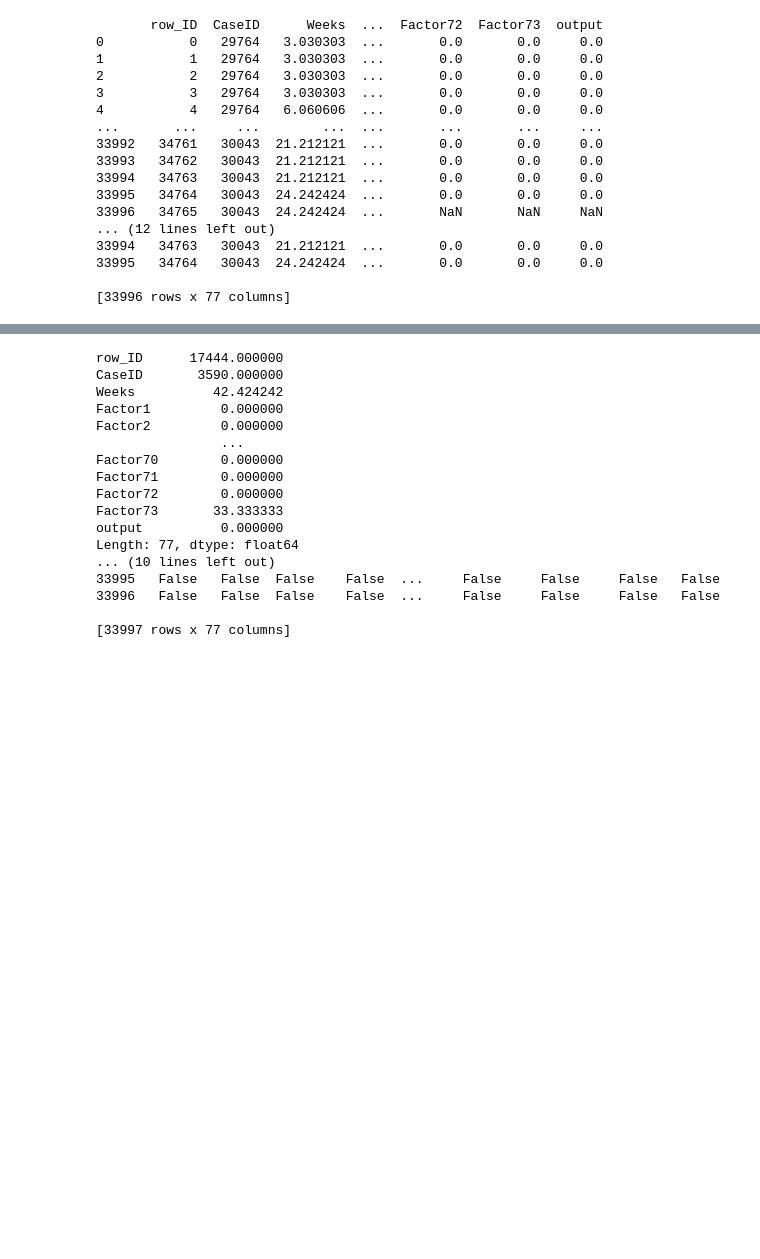
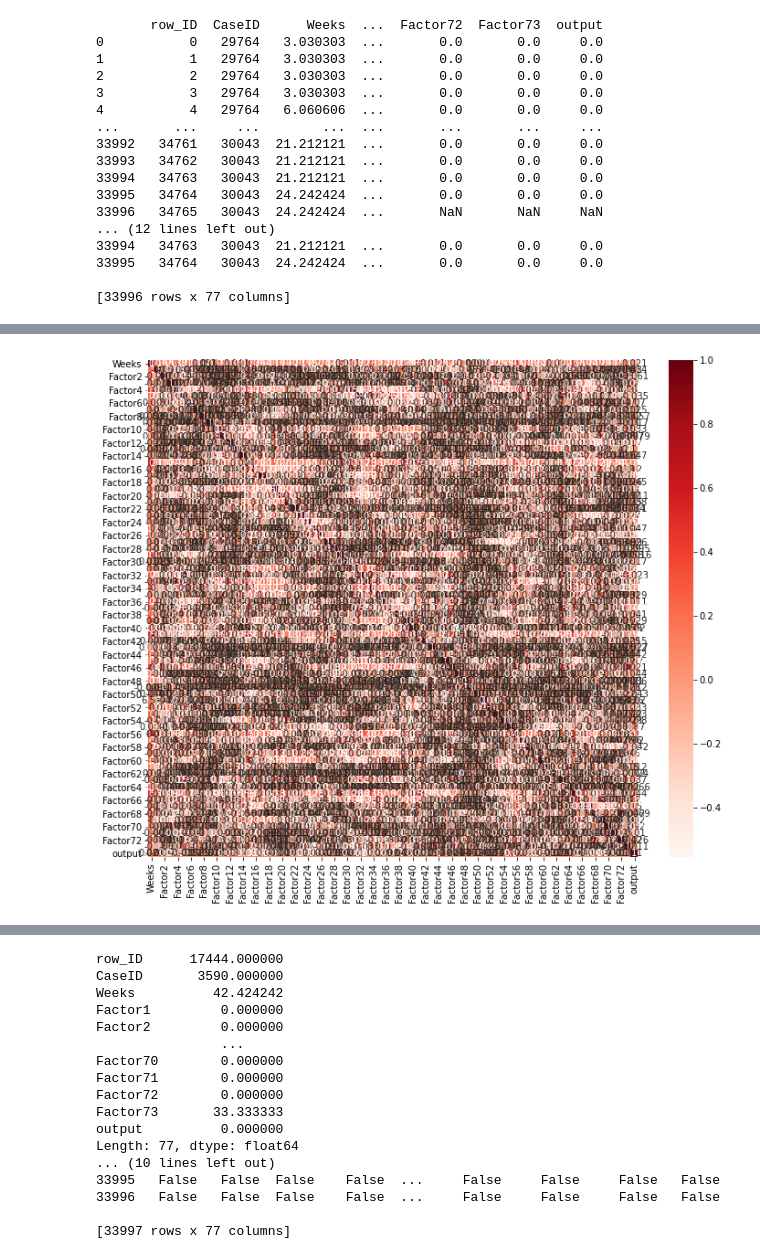
Before and after one commit to DSNortsev/CSE-694-Case-Studies-in-Deep-Learning, a Jupyter notebook: HW4/HW4.ipynb, the cells around one changed output, grey strips where cells are left out. Saved outputs shown, nothing was run; the diff lists cells and outputs as text; code cells hidden in the pictures; blank space fills up the shorter version.

```diff
--- a/HW4/HW4.ipynb
+++ b/HW4/HW4.ipynb
@@ -127,0 +166,26 @@ print(df2)
+# %%
+#importing libraries
+from sklearn.datasets import load_boston
+import pandas as pd
+import numpy as np
+import matplotlib
+import matplotlib.pyplot as plt
+import seaborn as sns
+import statsmodels.api as sm
+%matplotlib inline
+from sklearn.model_selection import train_test_split
+from sklearn.linear_model import LinearRegression
+from sklearn.feature_selection import RFE
+from sklearn.linear_model import RidgeCV, LassoCV, Ridge, Lasso
+
+df2 = df1.dropna().iloc[:, 2:]
+X = df2.iloc[:, 2:-1]
+Y = df2.output
+
+#Using Pearson Correlation
+plt.figure(figsize=(12,10))
+cor = df2.corr()
+sns.heatmap(cor, annot=True, cmap=plt.cm.Reds)
+plt.show()
+# %% [output]
+[figure, added]
```
Also changed, not shown: parts of 2 cells of this notebook.
